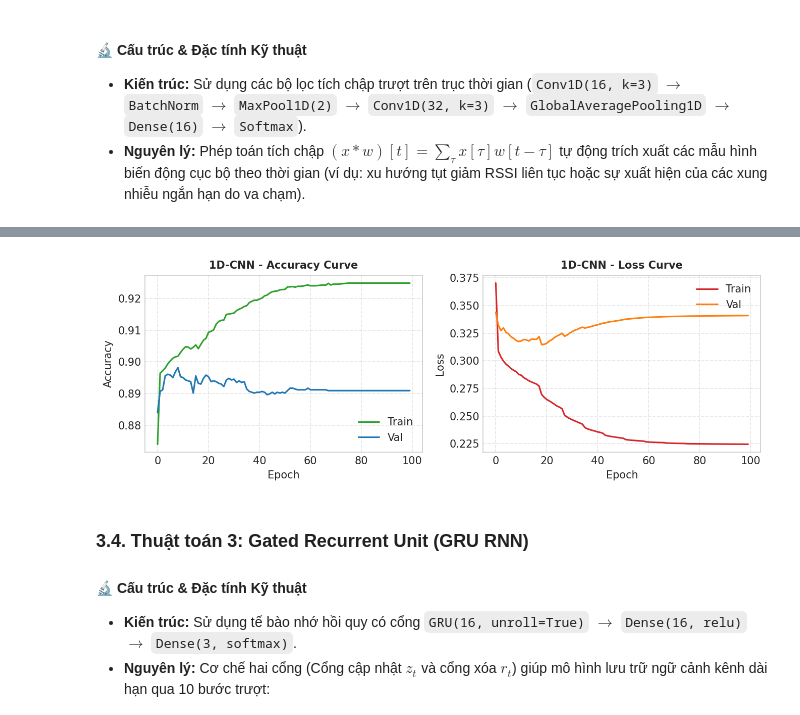
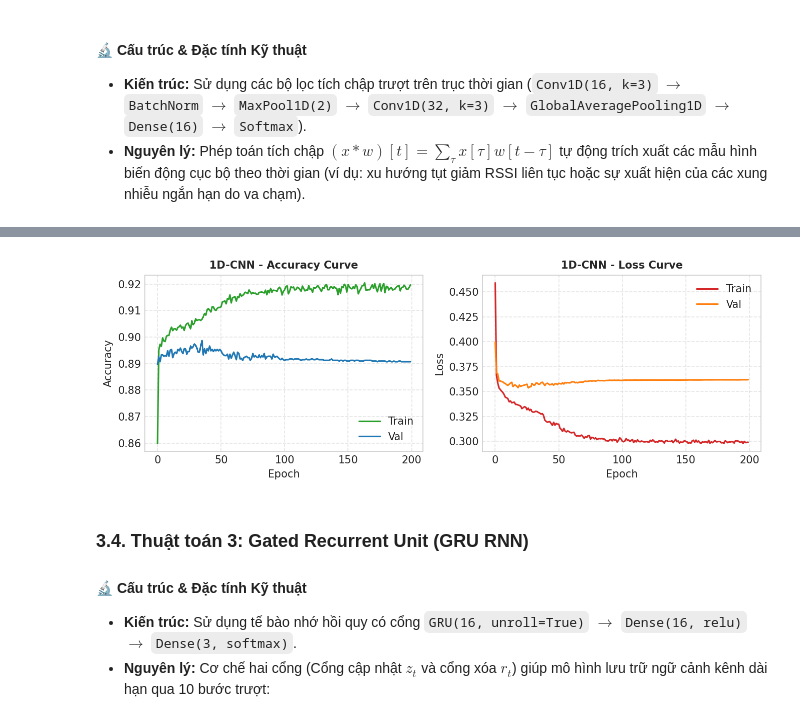
Before and after one commit to Brauuwu/LoRa_TinyML_Hopping, a Jupyter notebook: TinyML/LoRa_TinyML_Pipeline.ipynb, the cells around one changed output, grey strips where cells are left out. Cells and saved outputs as stored; diff of their text form; code cells hidden in the pictures.

```diff
--- a/TinyML/LoRa_TinyML_Pipeline.ipynb
+++ b/TinyML/LoRa_TinyML_Pipeline.ipynb
@@ -516,25 +519,26 @@ trained_models = {}
 def build_fcnn(T, F, num_ch):
     m = tf.keras.Sequential([
         layers.Input(shape=(T * F,)),
-        layers.Dense(10, activation='relu'),
-        layers.Dense(10, activation='relu', kernel_regularizer=regularizers.L1(1e-4)),
+        layers.Dense(16, activation='relu', kernel_regularizer=regularizers.l2(1e-4)),
+        layers.Dropout(0.1),
+        layers.Dense(12, activation='relu', kernel_regularizer=regularizers.l2(1e-4)),
         layers.Dense(num_ch, activation='softmax')
     ], name="Baseline_FCNN")
     return m, True
 
 m_fcnn, is_flat_fcnn = build_fcnn(T, F, NUM_CHANNELS)
 m_fcnn.compile(
-    optimizer=tf.keras.optimizers.Adam(0.003),
-    loss='categorical_crossentropy',
+    optimizer=tf.keras.optimizers.Adam(0.002),
+    loss=tf.keras.losses.CategoricalCrossentropy(label_smoothing=0.02),
     metrics=['accuracy', 'mae']
 )
 
-early_stop = tf.keras.callbacks.EarlyStopping(monitor='val_loss', patience=100, restore_best_weights=True)
-lr_sched = tf.keras.callbacks.ReduceLROnPlateau(monitor='val_loss', factor=0.5, patience=8, min_lr=1e-5)
+early_stop = tf.keras.callbacks.EarlyStopping(monitor='val_loss', patience=200, restore_best_weights=True)
+lr_sched = tf.keras.callbacks.ReduceLROnPlateau(monitor='val_loss', factor=0.5, patience=12, min_lr=1e-5)
 
 t0 = time.time()
 hist_fcnn = m_fcnn.fit(
-    X_flat[idx_train], y_train, epochs=100, batch_size=32,
+    X_flat[idx_train], y_train, epochs=200, batch_size=64,
     validation_data=(X_flat[idx_val], y_val),
     callbacks=[early_stop, lr_sched], verbose=0
 )
@@ -588,26 +592,27 @@ WARNING:tensorflow:TensorFlow GPU support is not available on native Windows for
 def build_cnn1d(T, F, num_ch):
     m = tf.keras.Sequential([
         layers.Input(shape=(T, F)),
-        layers.Conv1D(16, kernel_size=3, padding='same', activation='relu'),
+        layers.Conv1D(16, kernel_size=3, padding='same', activation='relu', kernel_regularizer=regularizers.l2(1e-4)),
         layers.BatchNormalization(),
         layers.MaxPooling1D(pool_size=2),
-        layers.Conv1D(32, kernel_size=3, padding='same', activation='relu'),
+        layers.Conv1D(32, kernel_size=3, padding='same', activation='relu', kernel_regularizer=regularizers.l2(1e-4)),
         layers.GlobalAveragePooling1D(),
-        layers.Dense(16, activation='relu'),
+        layers.Dropout(0.1),
+        layers.Dense(16, activation='relu', kernel_regularizer=regularizers.l2(1e-4)),
         layers.Dense(num_ch, activation='softmax')
     ], name="1D_CNN")
     return m, False
 
 m_cnn, is_flat_cnn = build_cnn1d(T, F, NUM_CHANNELS)
 m_cnn.compile(
-    optimizer=tf.keras.optimizers.Adam(0.003),
-    loss='categorical_crossentropy',
+    optimizer=tf.keras.optimizers.Adam(0.002),
+    loss=tf.keras.losses.CategoricalCrossentropy(label_smoothing=0.02),
     metrics=['accuracy', 'mae']
 )
 
 t0 = time.time()
 hist_cnn = m_cnn.fit(
-    X_seq[idx_train], y_train, epochs=100, batch_size=32,
+    X_seq[idx_train], y_train, epochs=200, batch_size=64,
     validation_data=(X_seq[idx_val], y_val),
     callbacks=[early_stop, lr_sched], verbose=0
 )
@@ -650,4 +655,4 @@ plt.show()
-[figure, old version]
+[figure, new version]
 # %% [markdown]
 <a id="sec-3-4"></a>
 ### 3.4. Thuật toán 3: Gated Recurrent Unit (GRU RNN)
```
Also changed, not shown: parts of 11 cells of this notebook, 20 other files.
